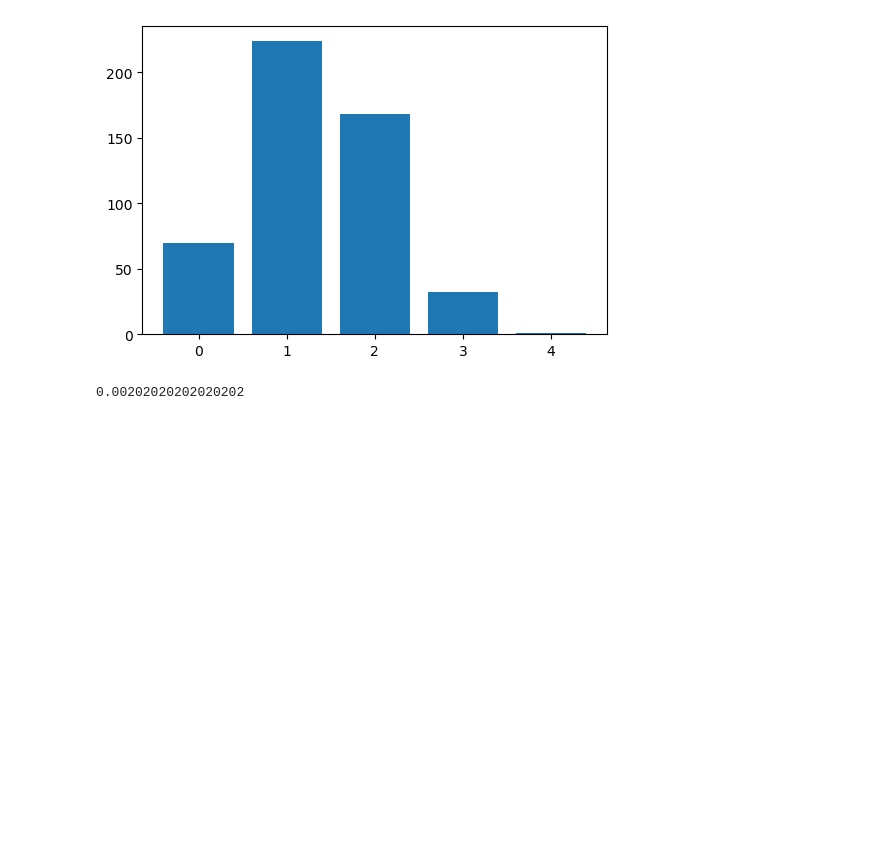
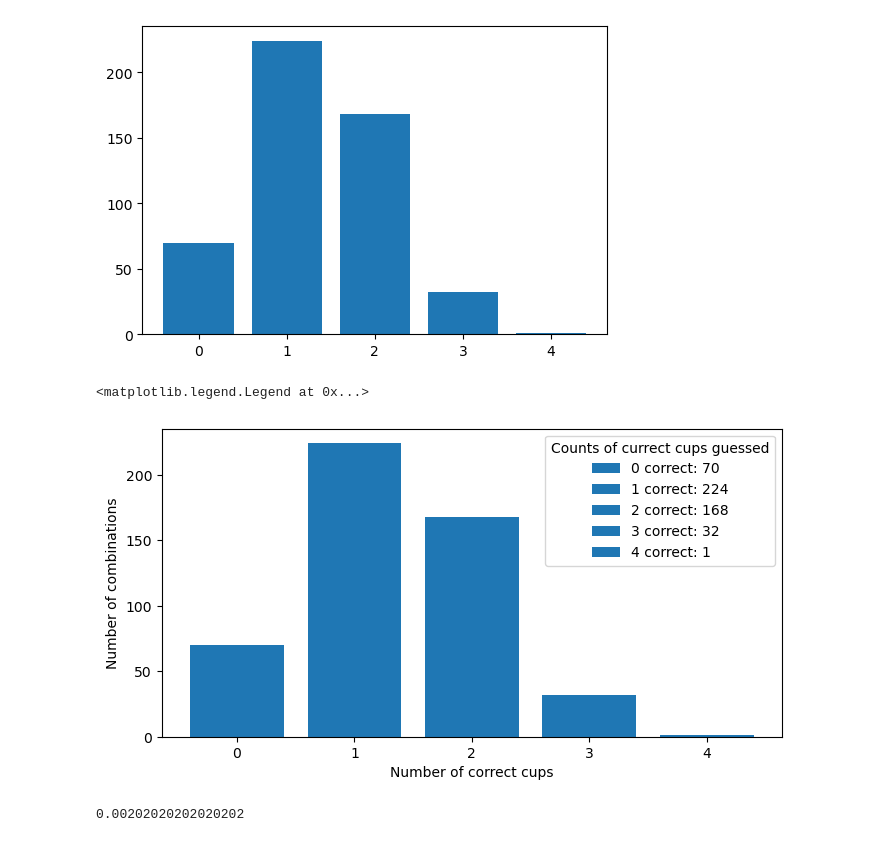
Before and after one commit to Ange-Dvs/applied-statistics, a Jupyter notebook: problems.ipynb, the cells around one changed output. Cells and saved outputs as stored; diff of their text form; code cells hidden in the pictures; blank space fills up the shorter version.

Commit message:
Refactored code removing some unneccessary lines and enhancing the bar chart showing number of correct guesses per bar.

```diff
--- a/problems.ipynb
+++ b/problems.ipynb
@@ -232,6 +194,8 @@ for comb in combs:
 # Count the number of times each overlap occurs.
 counts = np.unique(no_overlaps, return_counts=True)
 
-# Show.
-counts
+# https://docs.python.org/3/library/functions.html#zip
+# Showing the amount of correct cups and their frequency
+for value, freq in zip(counts[0], counts[1]):
+    print(f"{value} correct cups: {freq} combinations")
 # %% [output]
@@ -245,3 +213,20 @@ ax.bar(counts[0], counts[1]);
 # %% [output]
 [figure]
+# %%
+# Creating a figure with the size 8x4 to allow for the legend to fit without overlapping
+fig, ax = plt.subplots(figsize=(8, 4))
+# Creating a bar chart
+bars = ax.bar(counts[0], counts[1])
+
+# Itterating through each bar to add a label for the legend counting the amount of correct cups and their frequency
+for bar, value, freq in zip(bars, counts[0], counts[1]):
+    bar.set_label(f"{value} correct: {freq}")
+
+# Setting the labels and legend
+ax.set_xlabel("Number of correct cups")
+ax.set_ylabel("Number of combinations")
+ax.legend(title="Counts of currect cups guessed")
+# %% [output]
+<matplotlib.legend.Legend at 0x...>
+[figure, added]
 # %%
```
Also changed, not shown: parts of 6 cells of this notebook.
